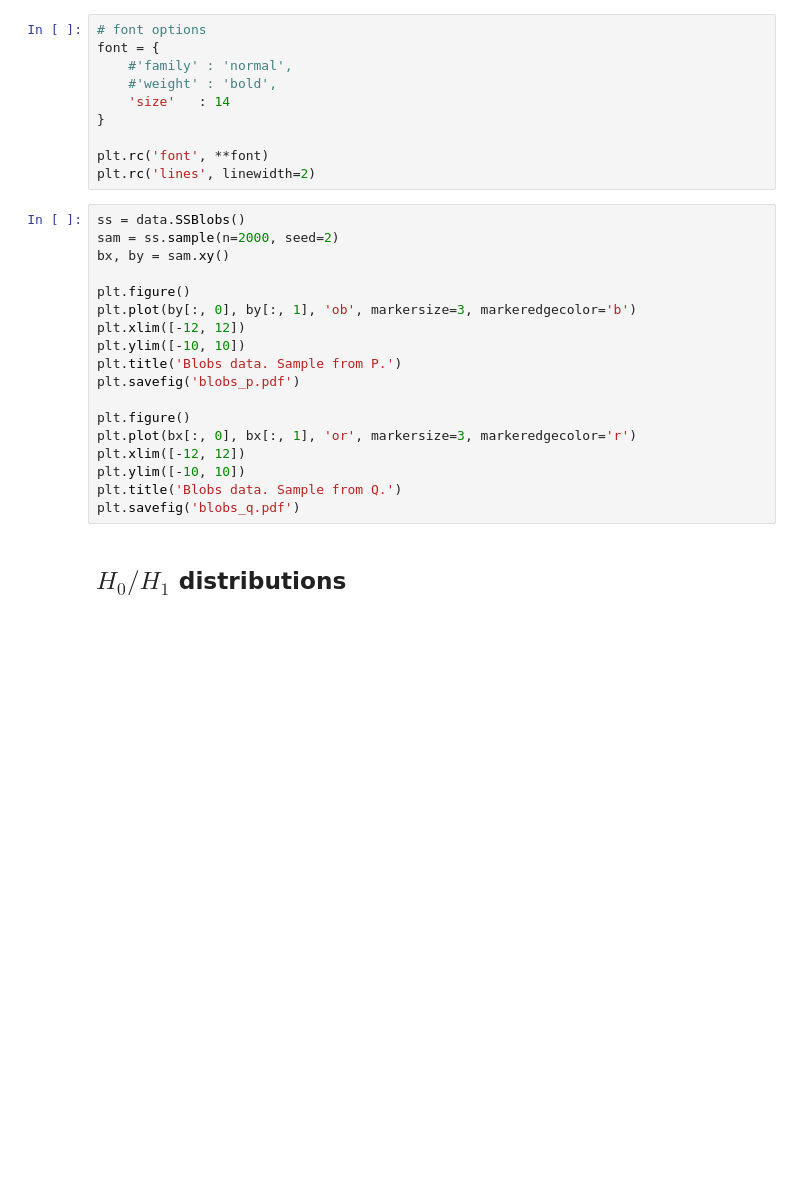
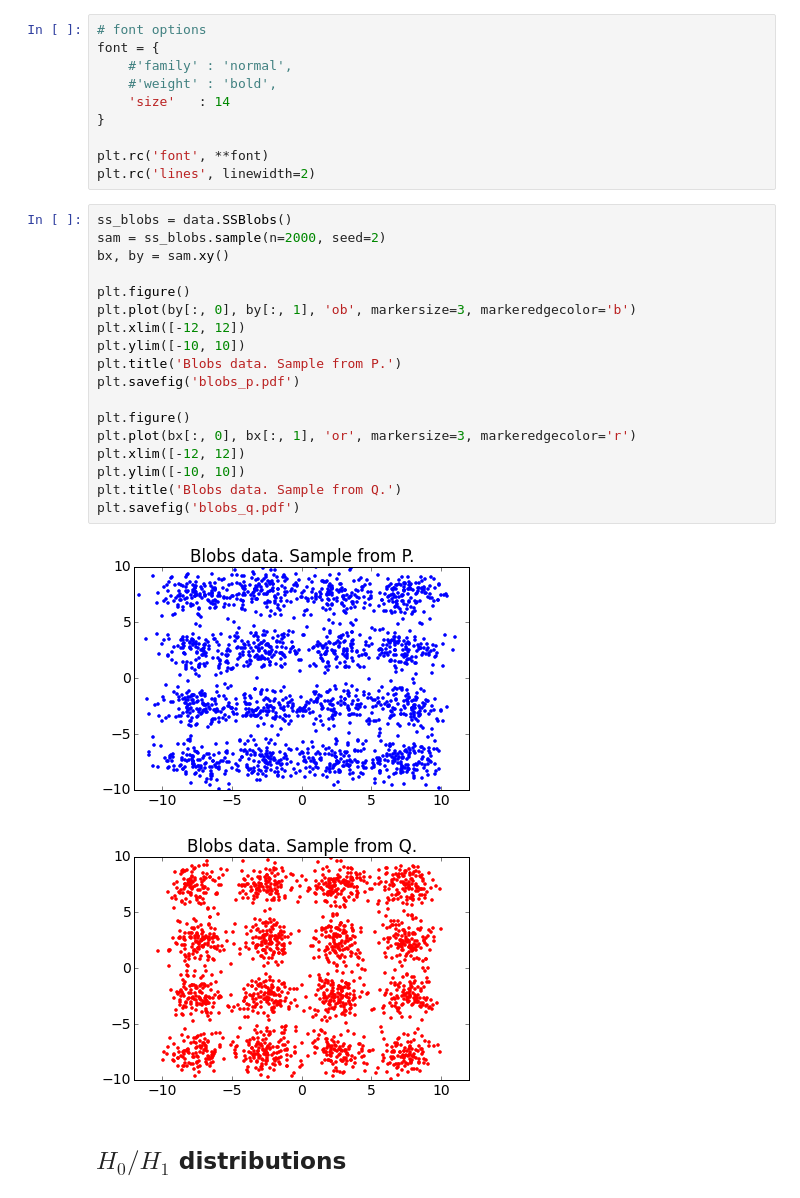
Before and after one commit to wittawatj/interpretable-test, a Jupyter notebook: ipynb/gen_figures.ipynb, the cells around one changed output. Cells and saved outputs as stored; diff of their text form; blank space fills up the shorter version.

```diff
--- a/ipynb/gen_figures.ipynb
+++ b/ipynb/gen_figures.ipynb
@@ -31,23 +50,26 @@ font = {
 plt.rc('font', **font)
 plt.rc('lines', linewidth=2)
 # %%
-ss = data.SSBlobs()
-sam = ss.sample(n=2000, seed=2)
+ss_blobs = data.SSBlobs()
+sam = ss_blobs.sample(n=2000, seed=2)
 bx, by = sam.xy()
 
 plt.figure()
 plt.plot(by[:, 0], by[:, 1], 'ob', markersize=3, markeredgecolor='b')
 plt.xlim([-12, 12])
 plt.ylim([-10, 10])
 plt.title('Blobs data. Sample from P.')
 plt.savefig('blobs_p.pdf')
 
 plt.figure()
 plt.plot(bx[:, 0], bx[:, 1], 'or', markersize=3, markeredgecolor='r')
 plt.xlim([-12, 12])
 plt.ylim([-10, 10])
 plt.title('Blobs data. Sample from Q.')
 plt.savefig('blobs_q.pdf')
+# %% [output]
+[figure, added]
+[figure, added]
 # %% [markdown]
 ## $H_0/H_1$ distributions
 # %%
```
Also changed, not shown: parts of 11 cells of this notebook, 1 other file.
